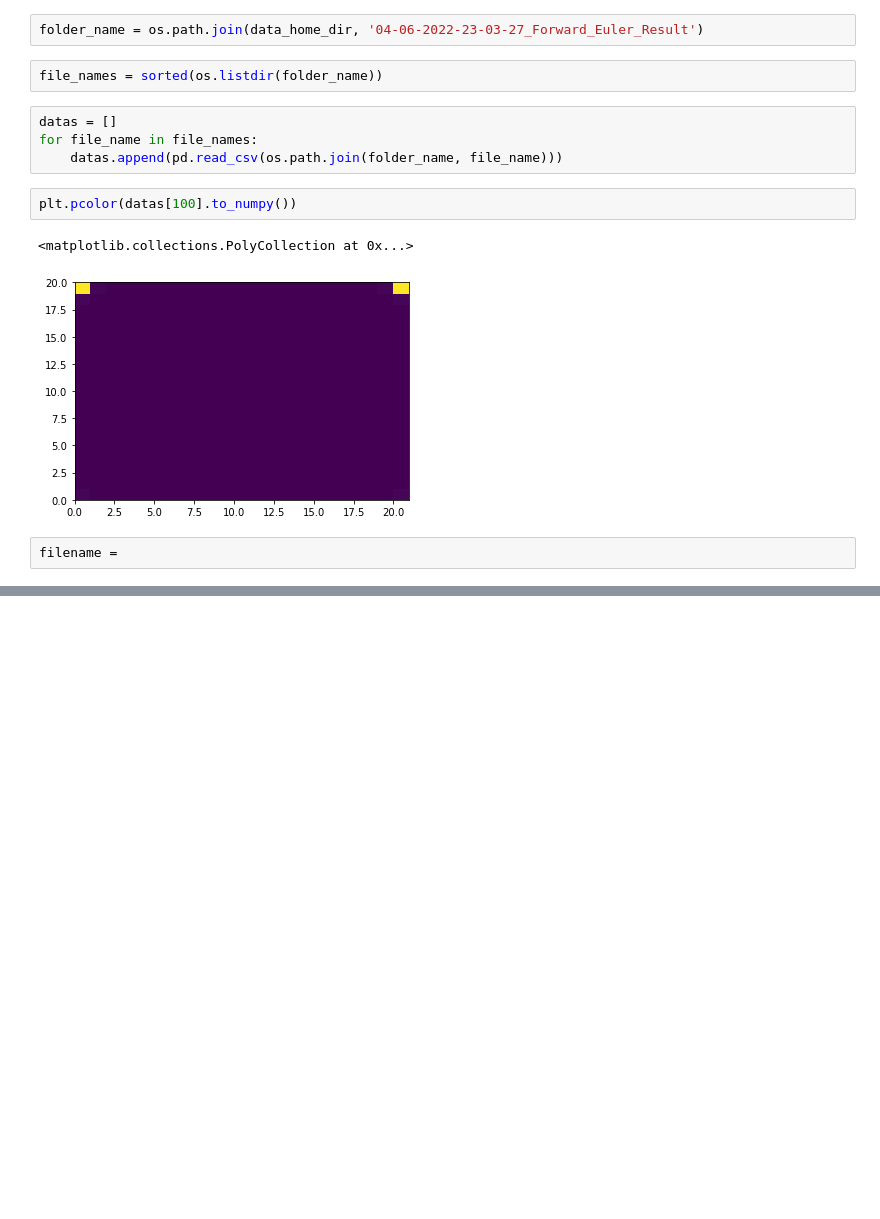
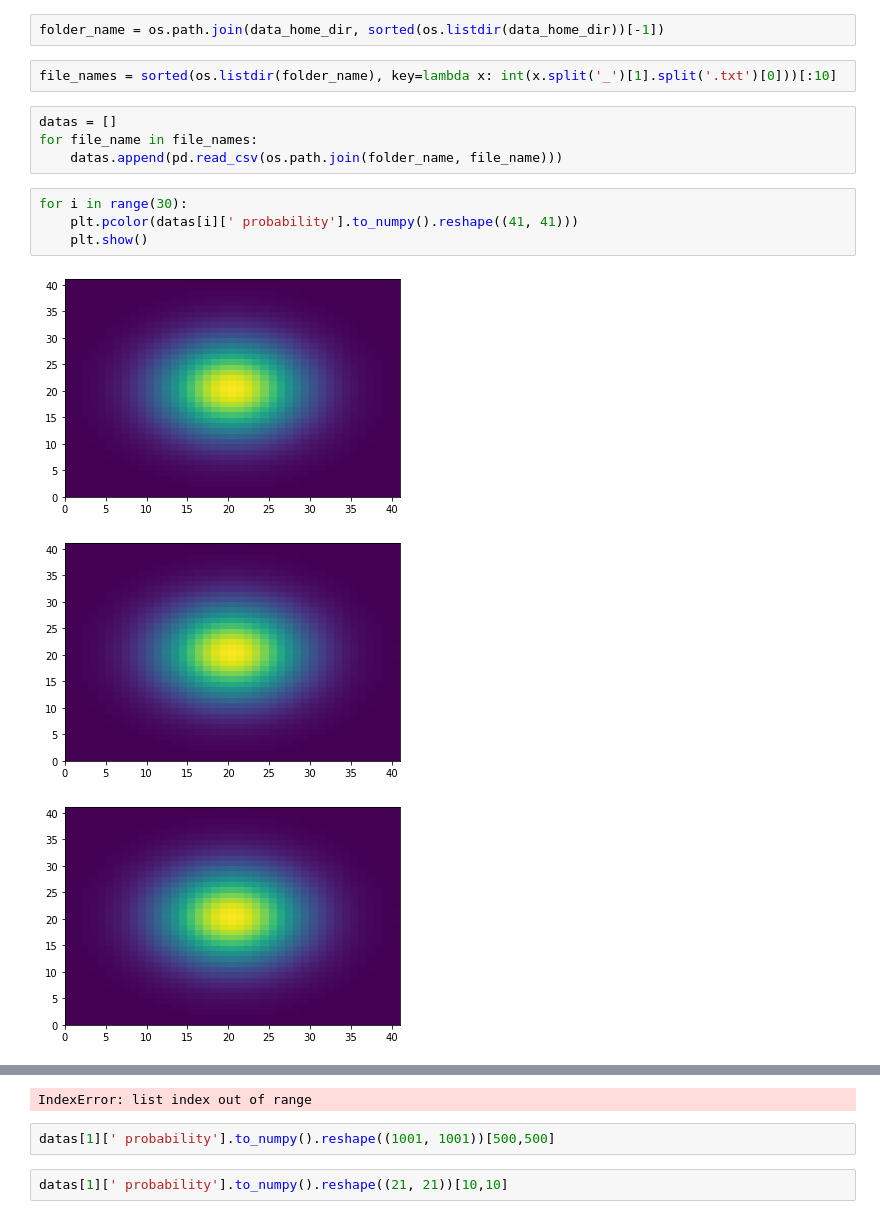
Before and after one commit to PSC-2022-team4/Gross-Pitaevskii-FDM, a Jupyter notebook: visualization/forward_euler.ipynb, the cells around one changed output, grey strips where cells are left out. Saved outputs shown, nothing was run; the diff lists cells and outputs as text; blank space fills up the shorter version.

```diff
--- a/visualization/forward_euler.ipynb
+++ b/visualization/forward_euler.ipynb
@@ -14,15 +29,16 @@ os.listdir(data_home_dir)
 # %%
-folder_name = os.path.join(data_home_dir, '04-06-2022-23-03-27_Forward_Euler_Result')
+folder_name = os.path.join(data_home_dir, sorted(os.listdir(data_home_dir))[-1])
 # %%
-file_names = sorted(os.listdir(folder_name))
+file_names = sorted(os.listdir(folder_name), key=lambda x: int(x.split('_')[1].split('.txt')[0]))[:10]
 # %%
 datas = []
 for file_name in file_names:
     datas.append(pd.read_csv(os.path.join(folder_name, file_name)))
-# %%
-plt.pcolor(datas[100].to_numpy())
-# %% [output]
-<matplotlib.collections.PolyCollection at 0x...>
-[figure, removed]
-# %%
-filename =
+# %%
+for i in range(30):
+    plt.pcolor(datas[i][' probability'].to_numpy().reshape((41, 41)))
+    plt.show()
+# %% [output]
+[figure, added]
+[figure, added]
+[figure, added]
@@ -28,0 +52,5 @@ filename =
+IndexError: list index out of range
+# %%
+datas[1][' probability'].to_numpy().reshape((1001, 1001))[500,500]
+# %%
+datas[1][' probability'].to_numpy().reshape((21, 21))[10,10]
```
Also changed, not shown: parts of 10 cells of this notebook, 18 other files.
